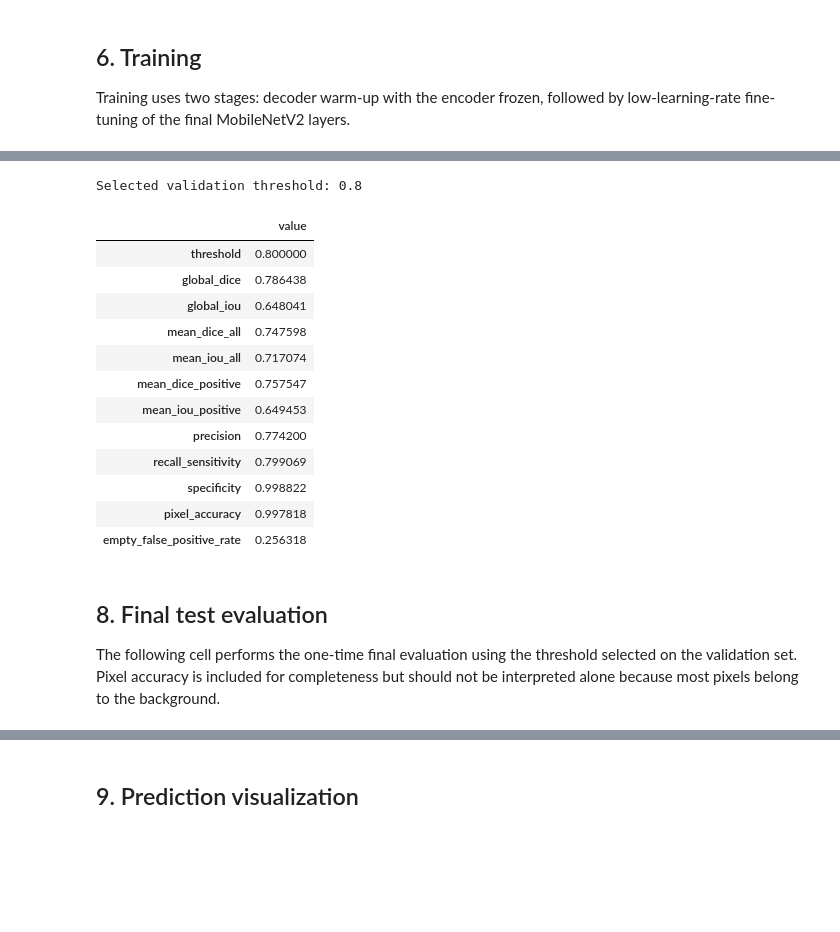
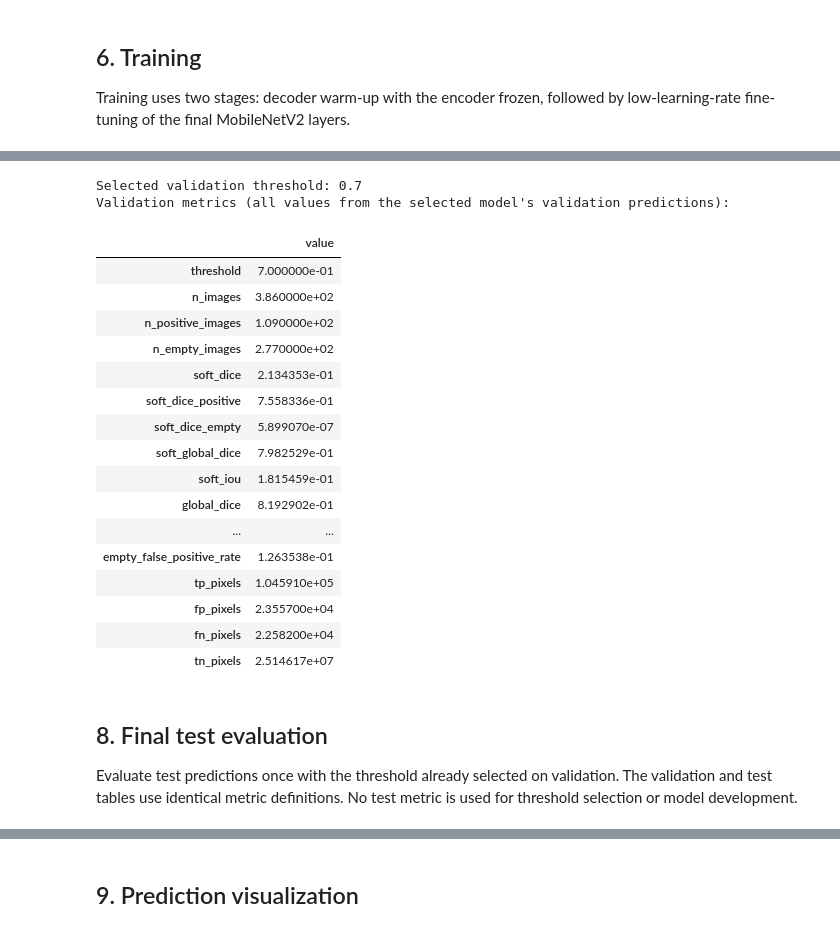
Before and after one commit to BensuVarol/brain-mri-tumor-segmentation-deeplabv3plus, a Jupyter notebook: notebooks/Brain_MRI_Tumor_Segmentation_DeepLabV3Plus_V2.ipynb, the cells around one changed output, grey strips where cells are left out. Cells and saved outputs as stored; diff of their text form; code cells hidden in the pictures; blank space fills up the shorter version.

```diff
--- a/notebooks/Brain_MRI_Tumor_Segmentation_DeepLabV3Plus_V2.ipynb
+++ b/notebooks/Brain_MRI_Tumor_Segmentation_DeepLabV3Plus_V2.ipynb
@@ -614,29 +951,40 @@ threshold_df
 # %%
 best_threshold_row = threshold_df.sort_values(
     ["global_dice", "empty_false_positive_rate"],
     ascending=[False, True]
 ).iloc[0]
 best_threshold = float(best_threshold_row["threshold"])
 
+# Reuse exactly the validation predictions used for threshold selection.
+val_metrics = compute_segmentation_metrics(val_true, val_probability, best_threshold)
+check_soft_metric_agreement(val_true, val_probability, val_metrics)
+val_results_df = pd.DataFrame.from_dict(val_metrics, orient="index", columns=["value"])
+
 print("Selected validation threshold:", best_threshold)
-display(best_threshold_row.to_frame(name="value"))
+print("Validation metrics (all values from the selected model's validation predictions):")
+display(val_results_df)
 # %% [output]
-Selected validation threshold: 0.8
+Selected validation threshold: 0.7
+Validation metrics (all values from the selected model's validation predictions):
 |  | value |
-| threshold | 0.800000 |
-| global_dice | 0.786438 |
-| global_iou | 0.648041 |
-| mean_dice_all | 0.747598 |
-| mean_iou_all | 0.717074 |
-| mean_dice_positive | 0.757547 |
-| mean_iou_positive | 0.649453 |
-| precision | 0.774200 |
-| recall_sensitivity | 0.799069 |
-| specificity | 0.998822 |
-| pixel_accuracy | 0.997818 |
-| empty_false_positive_rate | 0.256318 |
+| threshold | 7.000000e-01 |
+| n_images | 3.860000e+02 |
+| n_positive_images | 1.090000e+02 |
+| n_empty_images | 2.770000e+02 |
+| soft_dice | 2.134353e-01 |
+| soft_dice_positive | 7.558336e-01 |
+| soft_dice_empty | 5.899070e-07 |
+| soft_global_dice | 7.982529e-01 |
+| soft_iou | 1.815459e-01 |
+| global_dice | 8.192902e-01 |
+| ... | ... |
+| empty_false_positive_rate | 1.263538e-01 |
+| tp_pixels | 1.045910e+05 |
+| fp_pixels | 2.355700e+04 |
+| fn_pixels | 2.258200e+04 |
+| tn_pixels | 2.514617e+07 |
 # %% [markdown]
 ## 8. Final test evaluation
 
-The following cell performs the one-time final evaluation using the threshold selected on the validation set. Pixel accuracy is included for completeness but should not be interpreted alone because most pixels belong to the background.
+Evaluate test predictions once with the threshold already selected on validation. The validation and test tables use identical metric definitions. No test metric is used for threshold selection or model development.
 # %%
```
Also changed, not shown: parts of 18 cells of this notebook.
